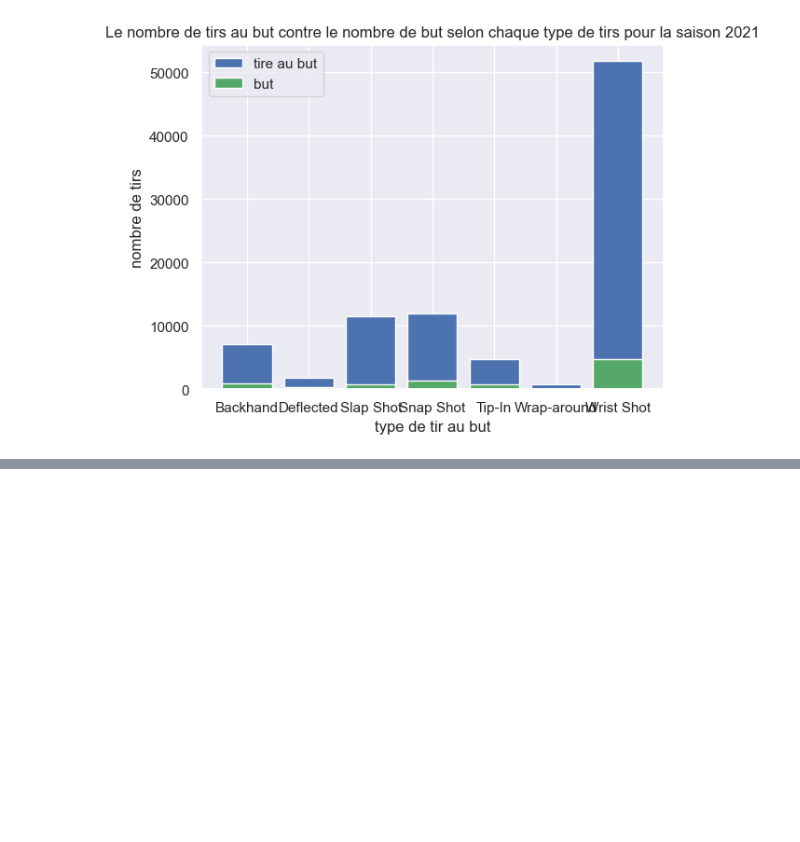
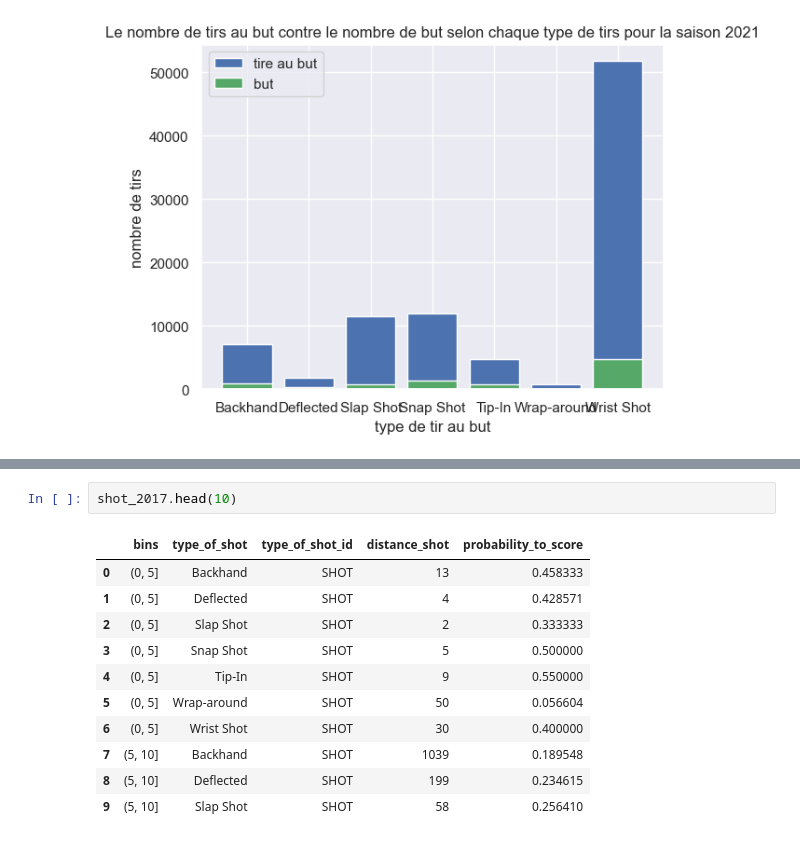
Before and after one commit to Mohamed-loua/ift6758-projet-hockey, a Jupyter notebook: src/_question_5.ipynb, the cells around one changed output, grey strips where cells are left out. Drawn from its saved outputs; the diff is of its cells as text; blank space fills up the shorter version.

```diff
--- a/src/_question_5.ipynb
+++ b/src/_question_5.ipynb
@@ -240,0 +286,14 @@ _season_2017_df.head()
+# %%
+shot_2017.head(10)
+# %% [output]
+|  | bins | type_of_shot | type_of_shot_id | distance_shot | probability_to_score |
+| 0 | (0, 5] | Backhand | SHOT | 13 | 0.458333 |
+| 1 | (0, 5] | Deflected | SHOT | 4 | 0.428571 |
+| 2 | (0, 5] | Slap Shot | SHOT | 2 | 0.333333 |
+| 3 | (0, 5] | Snap Shot | SHOT | 5 | 0.500000 |
+| 4 | (0, 5] | Tip-In | SHOT | 9 | 0.550000 |
+| 5 | (0, 5] | Wrap-around | SHOT | 50 | 0.056604 |
+| 6 | (0, 5] | Wrist Shot | SHOT | 30 | 0.400000 |
+| 7 | (5, 10] | Backhand | SHOT | 1039 | 0.189548 |
+| 8 | (5, 10] | Deflected | SHOT | 199 | 0.234615 |
+| 9 | (5, 10] | Slap Shot | SHOT | 58 | 0.256410 |
```
Also changed, not shown: parts of 11 cells of this notebook, 2 other files.
